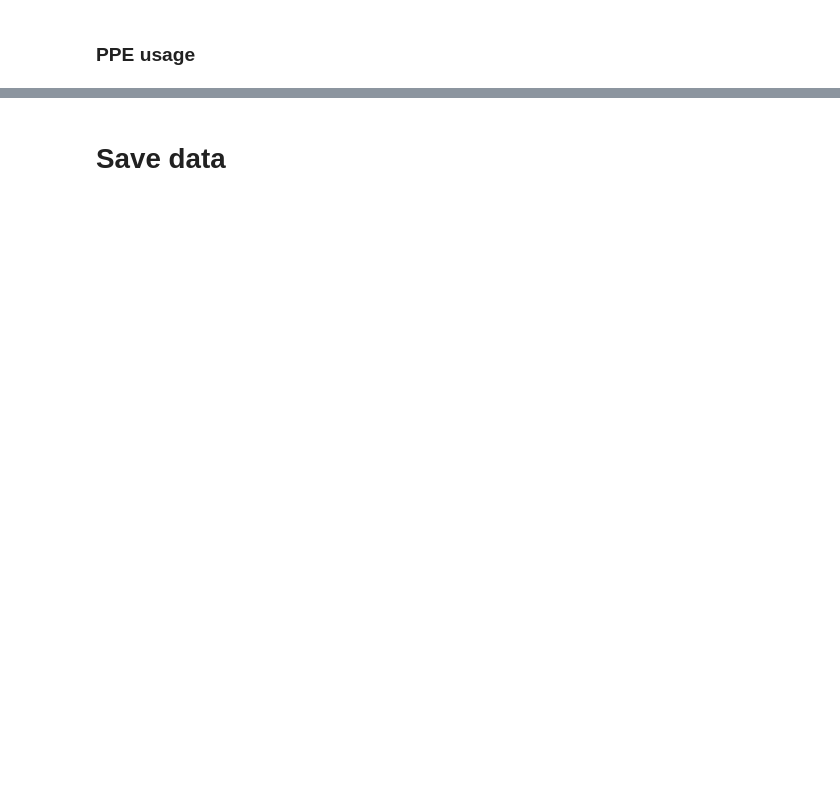
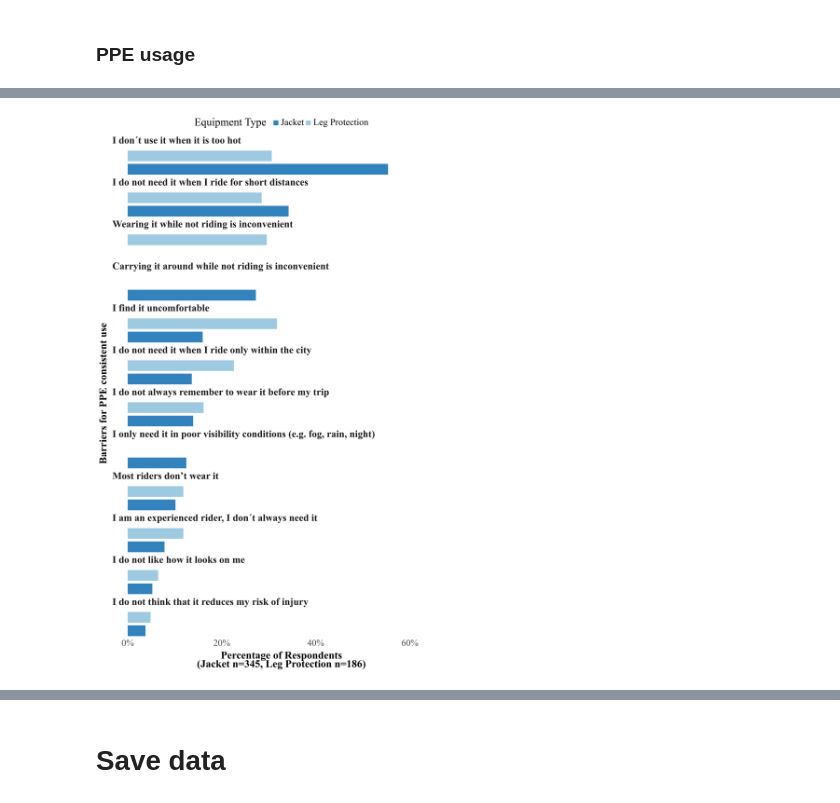
Before and after one commit to IMPROVA-RoadSafety/Motocycle_analysis, a Jupyter notebook: notebooks/03_plots_clean_data.ipynb, the cells around one changed output, grey strips where cells are left out. Drawn from its saved outputs; the diff is of its cells as text; code cells hidden in the pictures; blank space fills up the shorter version.

Commit message:
New plot of the Importance of the barriers

```diff
--- a/notebooks/03_plots_clean_data.ipynb
+++ b/notebooks/03_plots_clean_data.ipynb
@@ -337,0 +320,97 @@ Name: count, dtype: int64
+# %%
+# 1. Define the exact labels from your survey
+jacket_labels = {
+    1: 'I find it uncomfortable',
+    2: 'Carrying it around while not riding is inconvenient',
+    3: 'I don´t use it when it is too hot',
+    4: 'I do not always remember to wear it before my trip',
+    5: 'I do not like how it looks on me',
+    6: 'I do not think that it reduces my risk of injury',
+    7: 'I do not need it when I ride for short distances',
+    8: 'I do not need it when I ride only within the city',
+    9: 'I am an experienced rider, I don´t always need it',
+    10: 'I only need it in poor visibility conditions (e.g. fog, rain, night)',
+    11: 'Most riders don’t wear it'
+}
+
+leg_labels = {
+    1: 'I find it uncomfortable',
+    2: 'Wearing it while not riding is inconvenient',
+    3: 'I don´t use it when it is too hot',
+    4: 'I do not always remember to wear it before my trip',
+    5: 'I do not like how it looks on me',
+    6: 'I do not think that it reduces my risk of injury',
+    7: 'I do not need it when I ride for short distances',
+    8: 'I do not need it when I ride only within the city',
+    9: 'I am an experienced rider, I don´t always need it',
+    10: 'Most riders don’t wear it'
+}
+
+# 2. Filter the populations
+jacket_eligible = datos_df[datos_df['P13'].isin([2, 3, 4])]
+legs_eligible = datos_df[datos_df['P17'].isin([2, 3, 4])]
+n_jacket, n_legs = len(jacket_eligible), len(legs_eligible)
+
+# 3. Process Data
+results = []
+for i in range(1, 12):
+    col = f'P14#{i}'
+    if col in jacket_eligible.columns:
+        pct = (jacket_eligible[col].sum() / n_jacket) * 100 if n_jacket > 0 else 0
+        results.append({'Equipment': 'Jacket', 'Reason': jacket_labels[i], 'Percentage': pct, 'Order': i})
+
+for i in range(1, 11):
+    col = f'P18#{i}'
+    if col in legs_eligible.columns:
+        # Leg #10 maps to Jacket #11 wording "Most riders don't wear it"
+        actual_order = 11 if i == 10 else i
+        results.append({
+            'Equipment': 'Leg Protection',
+            'Reason': leg_labels[i],
+            'Percentage': (legs_eligible[col].sum() / n_legs) * 100 if n_legs > 0 else 0,
+            'Order': actual_order
+        })
+
+df_plot = pd.DataFrame(results)
+
+# --- NEW SORTING LOGIC: Descending by Mean Percentage ---
+# 1. Calculate the mean percentage for each reason across both equipments
+# 2. Sort those means descending
+# 3. Use that index to set the category order
+mean_percentages = df_plot.groupby('Reason')['Percentage'].mean().sort_values(ascending=False)
+ordered_reasons = mean_percentages.index.tolist()
+
+df_plot['Reason'] = pd.Categorical(df_plot['Reason'], categories=ordered_reasons, ordered=True)
+
+# 4. Generate the Plot
+plot_barriers_sorted = (
+    ggplot(df_plot, aes(x='Equipment', y='Percentage', fill='Equipment'))
+    + geom_col(width=0.8)
+    + facet_wrap('~Reason', ncol=1)
+    + coord_flip()
+    + scale_fill_manual(values={'Jacket': '#3182bd', 'Leg Protection': '#9ecae1'})
+    + scale_y_continuous(labels=lambda l: [f"{int(x)}%" for x in l], limits=(0, max(df_plot['Percentage']) + 10))
+    + labs(
+        x="Barriers for PPE consistent use",
+        y=f"Percentage of Respondents\n(Jacket n={n_jacket}, Leg Protection n={n_legs})",
+        fill="Equipment Type"
+    )
+    + theme_minimal()
+    + theme(
+        text=element_text(family='Times New Roman', size=35),
+        strip_text=element_text(size=32, fontweight='bold', ha='left', margin={'b': 12}),
+        strip_background=element_blank(),
+        # --- REMOVE GRIDLINES ---
+        panel_grid=element_blank(),
+        axis_text_y=element_blank(),
+        axis_text_x=element_text(size=30),
+        axis_title=element_text(size=34, fontweight='bold'),
+        legend_position="top",
+        legend_text=element_text(size=30),
+        figure_size=(16, 25),
+    )
+)
+
+plot_barriers_sorted
+# %% [output]
+[figure, added]
```
Also changed, not shown: parts of 8 cells of this notebook.
